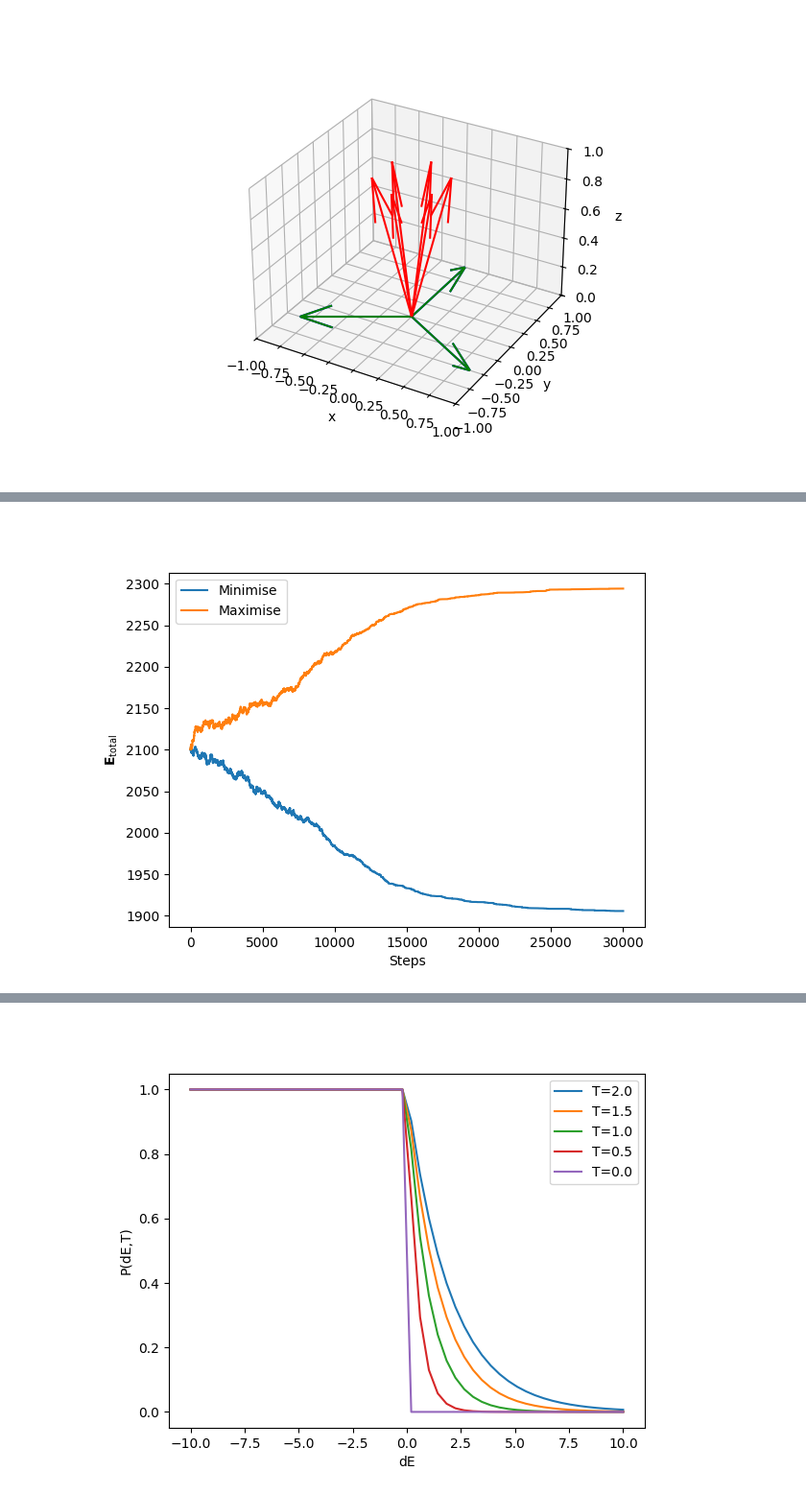
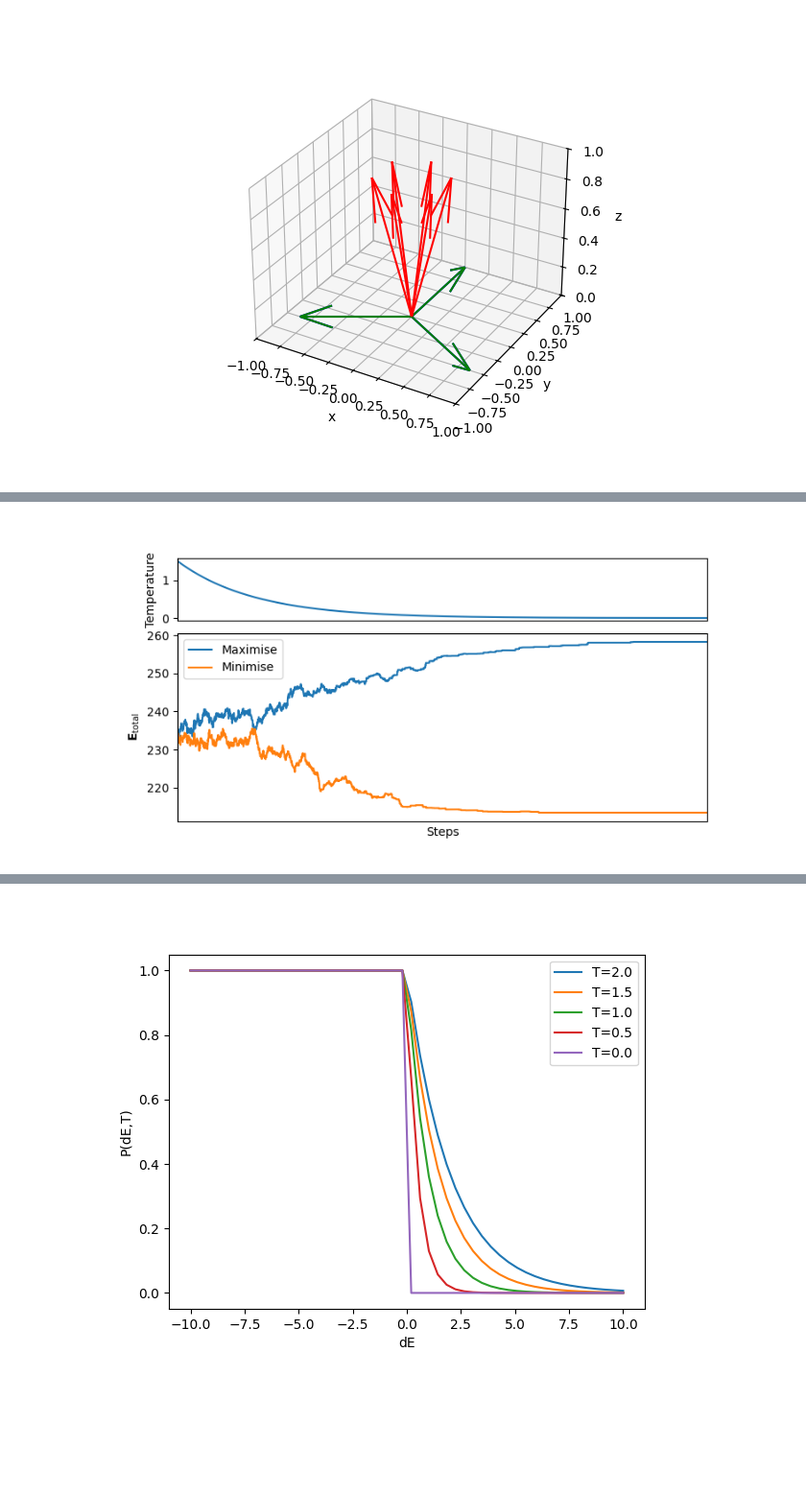
Before and after one commit to ethansprague22/MisorientationSimulatedAnneal, a Jupyter notebook: main.ipynb, the cells around one changed output, grey strips where cells are left out. Shown at 96% size. Drawn from its saved outputs; the diff is of its cells as text; code cells hidden in the pictures; blank space fills up the shorter version.

Commit message:
plotting

```diff
--- a/main.ipynb
+++ b/main.ipynb
@@ -228,8 +228,10 @@ def anneal(N, steps=10_000, maximise=False, seed=42, energy_function='mPrime'):
 
     # ---------- Defining Parameters ----------
     if energy_function=='mPrime':
-        T0 = 1.5
+        # T0 = 1.5 based on 80% acceptance
+        T0 = 3
     elif energy_function=='misorientation':
+        # T0 = 12 based on 80% acceptance
         T0 = 12
 
     Tf = 0.001 * T0 # near final temperature, metropolis probability of uphill is low.
@@ -306,15 +308,38 @@ print(a.magnitude())
 # %%
-oris, steps_vector, E_history, T_history, dE_history, P_history, oris_initial = anneal(10,30000,seed=1)
-oris_max, steps_vector_max, E_history_max, T_history_max, dE_history_max, P_history_max, oris_initial_max = anneal(10,30000, maximise=True, seed=1)
+N = 10, steps = 30000
+oris, steps_vector, E_history, T_history, dE_history, P_history, oris_initial = anneal(5,5000,seed=1)
+oris_max, steps_vector_max, E_history_max, T_history_max, dE_history_max, P_history_max, oris_initial_max = anneal(5,5000, maximise=True, seed=1)
 # N=5 with 10,000 steps takes 10.8 seconds
-# %%
-
-fig,ax = plt.subplots()
-ax.plot(steps_vector,E_history, label='Minimise')
-ax.plot(steps_vector_max,E_history_max, label='Maximise')
-ax.set_xlabel('Steps')
-ax.set_ylabel(r"$\bf{E}_{\text{total}}$")
-plt.legend()
-plt.show()
-# %% [output]
-[figure, removed]
+# %%
+mosaic = [['Temp'],
+          ['Energy']]
+
+fig, ax = plt.subplot_mosaic(
+    mosaic,
+    figsize=(8,4),
+    sharex=True,
+    gridspec_kw={'height_ratios': [1, 3],
+                 'hspace': 0.1},
+    layout='tight'
+)
+
+# Plot as before
+ax['Energy'].plot(steps_vector_max, E_history_max, label='Maximise')
+ax['Energy'].plot(steps_vector, E_history, label='Minimise')
+ax['Energy'].set_xlabel('Steps')
+ax['Energy'].set_ylabel(r"$\mathbf{E}_{\mathrm{total}}$")
+ax['Energy'].legend()
+ax['Temp'].plot(steps_vector,T_history)
+
+# Top plot tweaks
+ax['Temp'].set_ylabel('Temperature')
+# ax['Temp'].tick_params(labelbottom=False)
+ax['Temp'].set_xticks([])
+
+# All x‐limits
+for name in ax:
+    ax[name].set_xlim(0, max(steps_vector))
+
+plt.show()
+# %% [output]
+[figure, added]
```
Also changed, not shown: parts of 8 cells of this notebook, 1 other file.
